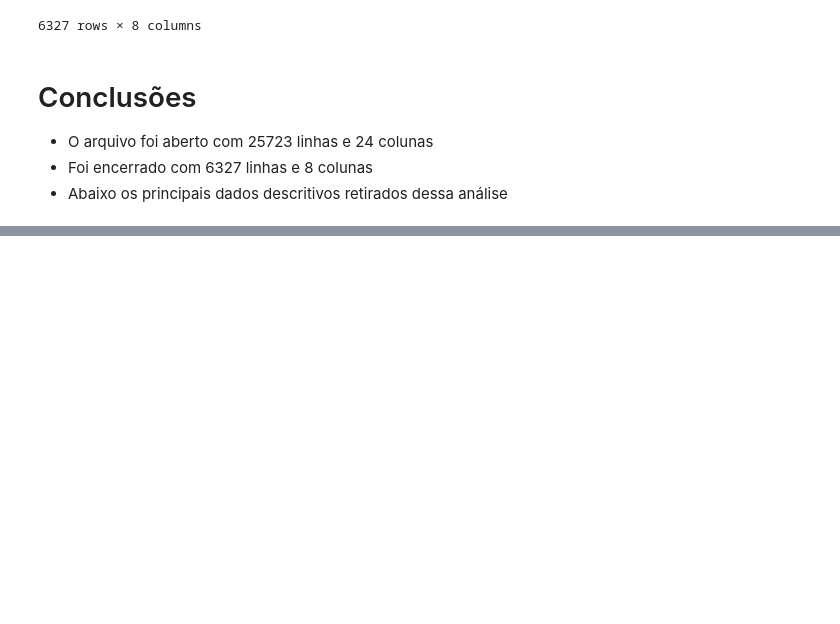
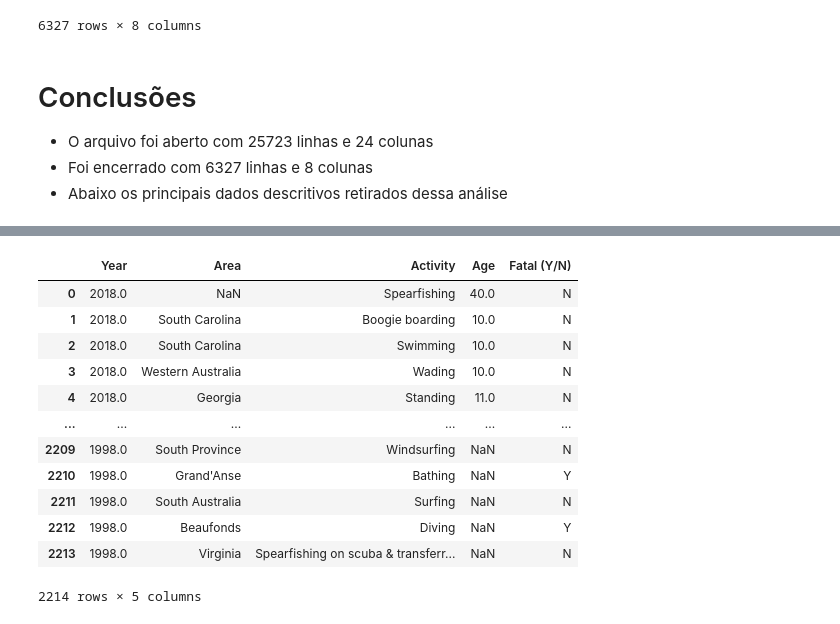
Before and after one commit to Guocorrea/IronHack, a Jupyter notebook: Global_Shark_Attack.ipynb, the cells around one changed output, grey strips where cells are left out. Cells and saved outputs as stored; diff of their text form; code cells hidden in the pictures; blank space fills up the shorter version.

```diff
--- a/Global_Shark_Attack.ipynb
+++ b/Global_Shark_Attack.ipynb
@@ -1494,0 +1517,23 @@ Name: Sex , dtype: object
+# %%
+mkt = (atck['Year'], atck['Area'],
+       atck['Activity'], atck['Age'], atck['Fatal (Y/N)'])
+mkt = pd.DataFrame(mkt)
+mkt = mkt.transpose()
+# %%
+mkt = mkt[mkt['Year'] > 1997]
+# %%
+mkt
+# %% [output]
+|  | Year | Area | Activity | Age | Fatal (Y/N) |
+| 0 | 2018.0 | NaN | Spearfishing | 40.0 | N |
+| 1 | 2018.0 | South Carolina | Boogie boarding | 10.0 | N |
+| 2 | 2018.0 | South Carolina | Swimming | 10.0 | N |
+| 3 | 2018.0 | Western Australia | Wading | 10.0 | N |
+| 4 | 2018.0 | Georgia | Standing | 11.0 | N |
+| ... | ... | ... | ... | ... | ... |
+| 2209 | 1998.0 | South Province | Windsurfing | NaN | N |
+| 2210 | 1998.0 | Grand'Anse | Bathing | NaN | Y |
+| 2211 | 1998.0 | South Australia | Surfing | NaN | N |
+| 2212 | 1998.0 | Beaufonds | Diving | NaN | Y |
+| 2213 | 1998.0 | Virginia | Spearfishing on scuba & transferr... | NaN | N |
+2214 rows × 5 columns
```
Also changed, not shown: parts of 15 cells of this notebook.
